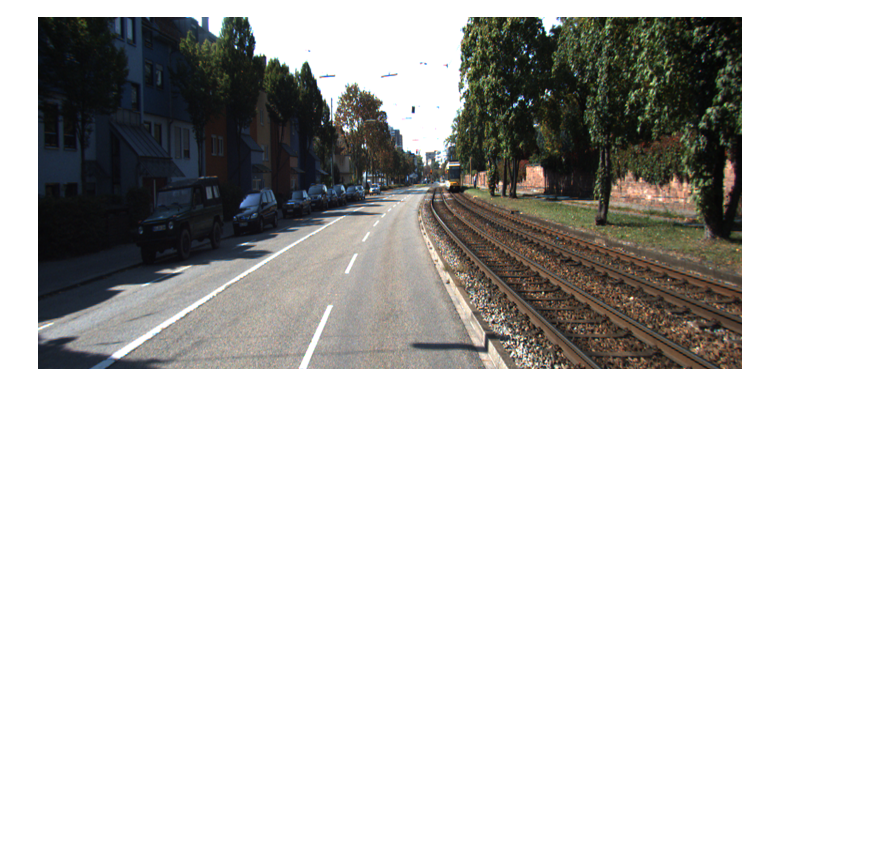
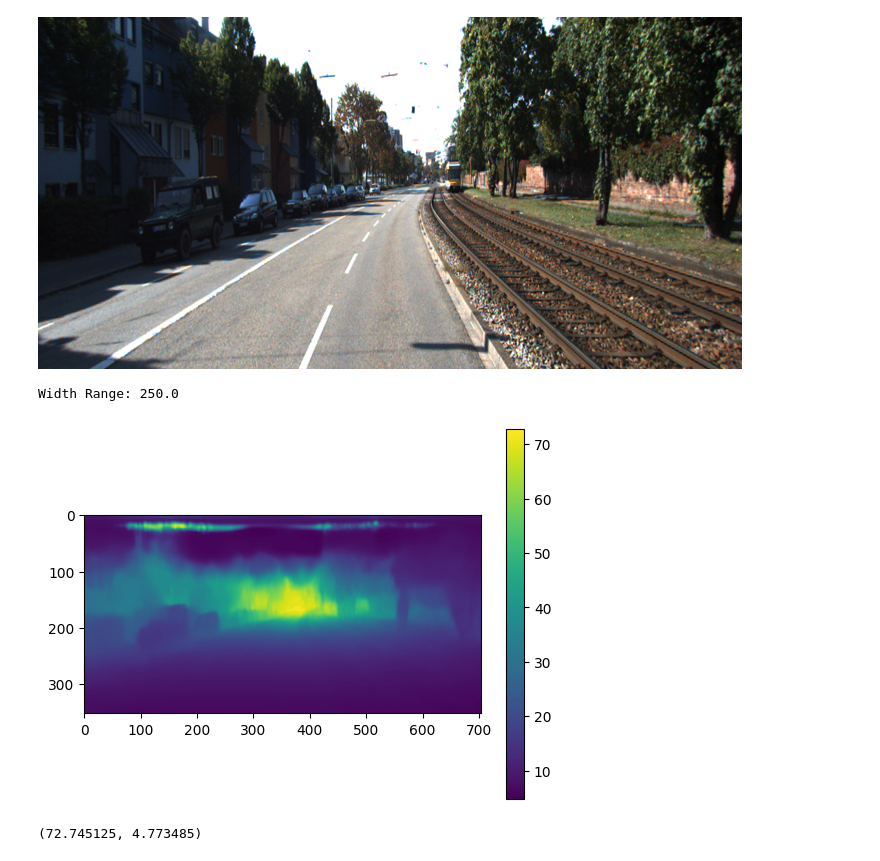
Before and after one commit to hukuhaka/Adabins_someadd, a Jupyter notebook: Model_test.ipynb, the cells around one changed output. Saved outputs shown, nothing was run; the diff lists cells and outputs as text; code cells hidden in the pictures; blank space fills up the shorter version.

```diff
--- a/Model_test.ipynb
+++ b/Model_test.ipynb
@@ -17,4 +22,15 @@ image = Image.open("/home/dataset/EH/05.png").convert("RGB").resize((704, 352))
 image
 # %% [output]
 [figure]
+# %%
+infer_helper = InferenceHelper("/home/iasl/project/Model/Adabins/0304-1742/088-mobilevitv2_150.pt", dataset='diode', backbone="mobilevitv2_150", device="cuda:1")
+bin_centers, predicted_depth = infer_helper.predict_pil(image)
+plt.imshow(predicted_depth.squeeze())
+plt.colorbar()
+plt.show()
+predicted_depth.max(), predicted_depth.min()
+# %% [output]
+Width Range: 250.0
+[figure, added]
+(72.745125, 4.773485)
 # %%
```
Also changed, not shown: parts of 5 cells of this notebook, 35 other files.
